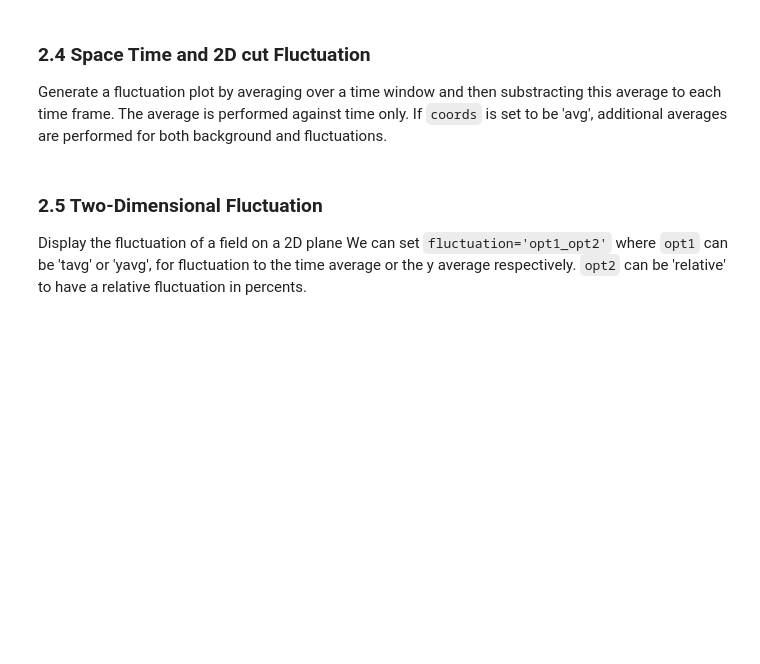
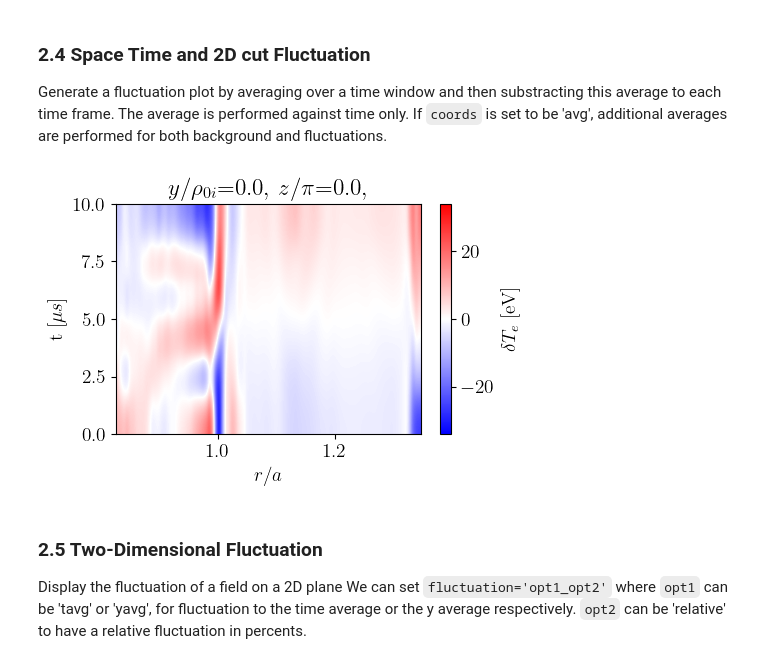
Before and after one commit to Antoinehoff/personal_gkyl_scripts, a Jupyter notebook: notebooks/tutorial.ipynb, the cells around one changed output. Drawn from its saved outputs; the diff is of its cells as text; code cells hidden in the pictures; blank space fills up the shorter version.

```diff
--- a/notebooks/tutorial.ipynb
+++ b/notebooks/tutorial.ipynb
@@ -184,11 +239,13 @@ Generate a fluctuation plot by averaging over a time window and then substractin
 # %%
 simulation.plot_1D_time_evolution(cut_dir='x',
                                   cut_coords=[0.0,0.0],
-                                  field_name= ['Ti'],
+                                  field_name= ['Te'],
                                   frame_indices=sim_frames[-10:],
                                   space_time=True,
                                   fluctuation='tavg',
                                   plot_type='imshow')
+# %% [output]
+[figure, added]
 # %% [markdown]
 ### 2.5 Two-Dimensional Fluctuation <a id="2d_fluct_plot"></a>
 Display the fluctuation of a field on a 2D plane
```
Also changed, not shown: parts of 33 cells of this notebook, 5 other files.
